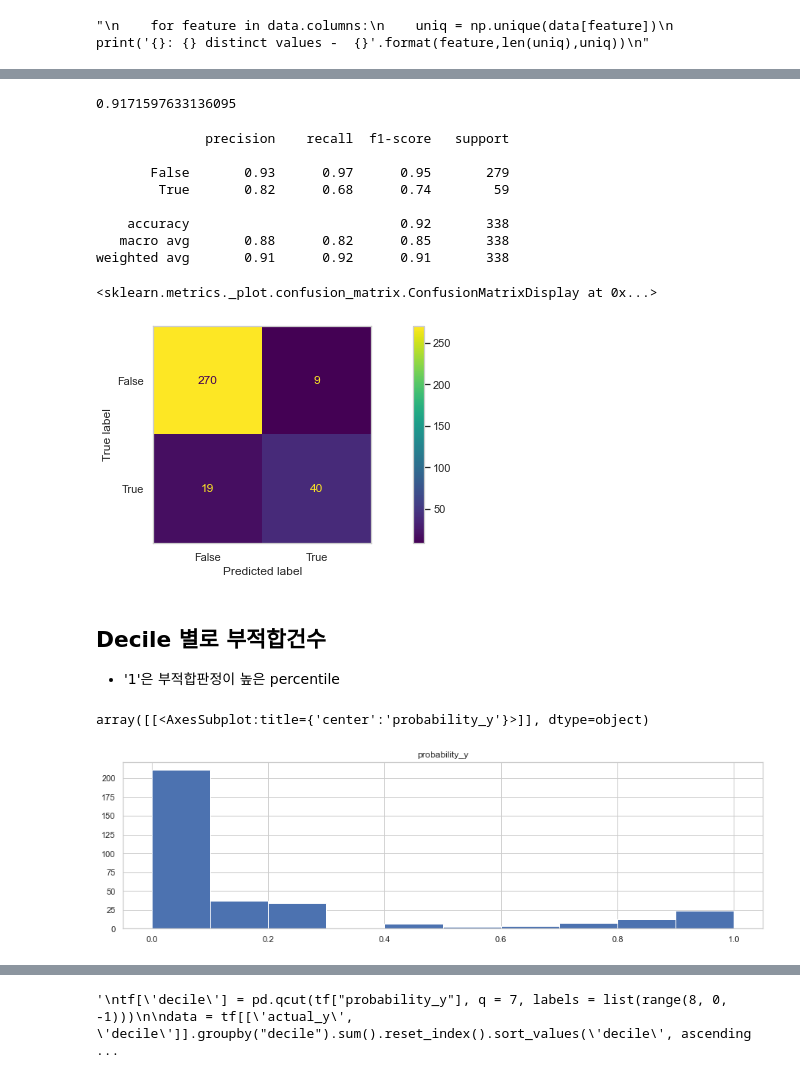
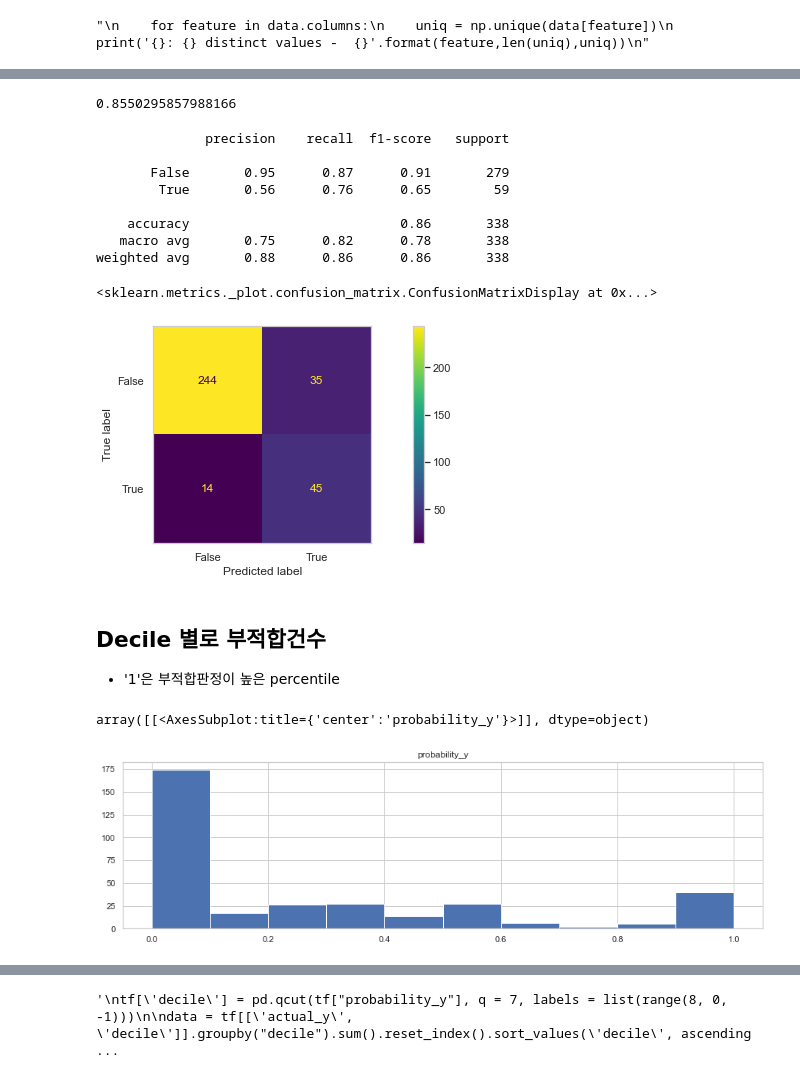
Before and after one commit to ancestor9/smart-food, a Jupyter notebook: 82. pycaret - 대장만 갖고 해 보기_조상.ipynb, the cells around one changed output, grey strips where cells are left out. Cells and saved outputs as stored; diff of their text form; code cells hidden in the pictures.

```diff
--- a/82. pycaret - 대장만 갖고 해 보기_조상.ipynb
+++ b/82. pycaret - 대장만 갖고 해 보기_조상.ipynb
@@ -17,3 +17,9 @@ get_ipython().run_line_magic('matplotlib', 'inline')
 plt.rcParams['font.family']='Malgun Gothic' # 한글폰트
 plt.rcParams['axes.unicode_minus'] = False
 #pd.read_pickle(path + '/data_01_대장.pkl').to_excel(path + '/data_01_대장.xlsx')
+# %%
+path = r'D:\smart food\현지실사\2022_2_현지실사\working_ml'
+path_01 = r'D:\smart food\현지실사\2022_2_현지실사\working'
+import glob
+glob.glob(path + '/*.*')
+glob.glob(path_01 + '/*.*')
@@ -49,3 +71,7 @@ Name: target, dtype: float64
 부적합     281
 Name: target, dtype: int64
 [figure]
+# %%
+data.columns = ['A02_국가코드', '업소명', '대표자성명', '주소', '전화번호', '이메일', '회사이메일', '팩스', '인증',
+       '공식인증', '수산물', '등록', '수입거부', '수입중단', '등록취소', 'target']
+data
@@ -51,0 +111,7 @@ Name: target, dtype: int64
+# %%
+'''
+data = pd.merge(data, pd.read_pickle(glob.glob(path_01 + '/*.*')[1], compression='gzip'),
+                 left_index=True, right_index=True,
+                 how='left')
+data
+'''
@@ -206,8 +315,6 @@ data
 '''
 # %% [output]
 "\n    for feature in data.columns:\n    uniq = np.unique(data[feature])\n    print('{}: {} distinct values -  {}'.format(feature,len(uniq),uniq))\n"
-# %%
-data.drop(['업소명','R'], axis=1, inplace=True)
 # %%
 X = data.iloc[:, :-1]
 X.shape
@@ -237,32 +344,32 @@ X
 # %%
 from sklearn import ensemble
 from sklearn.metrics import roc_auc_score, average_precision_score, accuracy_score
 # 성능지표
 from sklearn.metrics import accuracy_score, plot_roc_curve
 from sklearn.metrics import plot_confusion_matrix, classification_report
 # 파이프라인
 from sklearn.pipeline import Pipeline, make_pipeline
 # 시각화 툴
 import scikitplot as skplt
-
 rf = ensemble.RandomForestClassifier(random_state=11)
+rf = ensemble.RandomForestClassifier(random_state=11, class_weight='balanced') # data.drop(['업소명','등록', '수입거부', '수입중단', '등록취소'], axis=1, inplace=True)
 y_predict = rf.fit(X_train, y_train).predict(X_test)
 accuracy_score(y_test, y_predict)
 print(classification_report(y_test, y_predict))
 sns.set_style("whitegrid", {'axes.grid' : False})
 plot_confusion_matrix(rf, X_test, y_test)
 # %% [output]
-0.9171597633136095
+0.8550295857988166
               precision    recall  f1-score   support
 
-       False       0.93      0.97      0.95       279
-        True       0.82      0.68      0.74        59
+       False       0.95      0.87      0.91       279
+        True       0.56      0.76      0.65        59
 
-    accuracy                           0.92       338
-   macro avg       0.88      0.82      0.85       338
-weighted avg       0.91      0.92      0.91       338
+    accuracy                           0.86       338
+   macro avg       0.75      0.82      0.78       338
+weighted avg       0.88      0.86      0.86       338
 <sklearn.metrics._plot.confusion_matrix.ConfusionMatrixDisplay at 0x...>
-[figure, old version]
+[figure, new version]
 # %% [markdown]
 ## Decile 별로 부적합건수
 - '1'은 부적합판정이 높은 percentile
@@ -272,7 +379,7 @@ tf = pd.DataFrame({'actual_y' : y_test, 'probability_y' : y_proba[:, 1]}).sort_v
 tf.hist()
 # %% [output]
 array([[<AxesSubplot:title={'center':'probability_y'}>]], dtype=object)
-[figure, old version]
+[figure, new version]
 # %%
 tf['probability_y'].value_counts()
 # %% [output]
```
Also changed, not shown: parts of 65 cells of this notebook.
